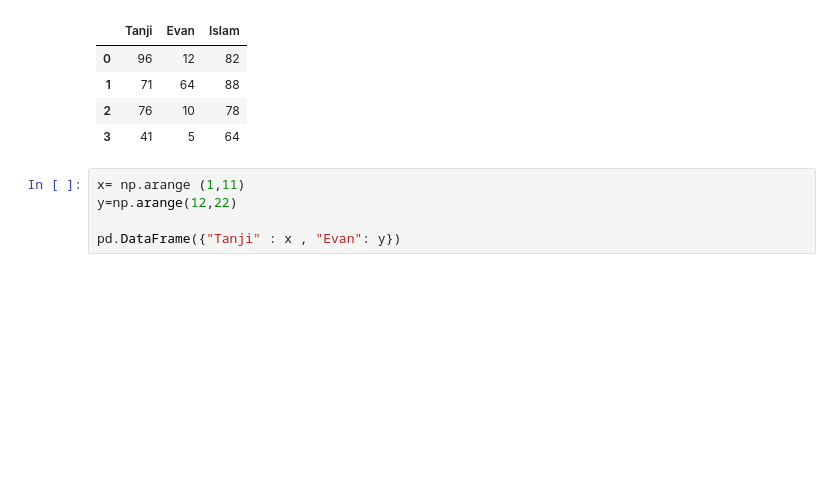
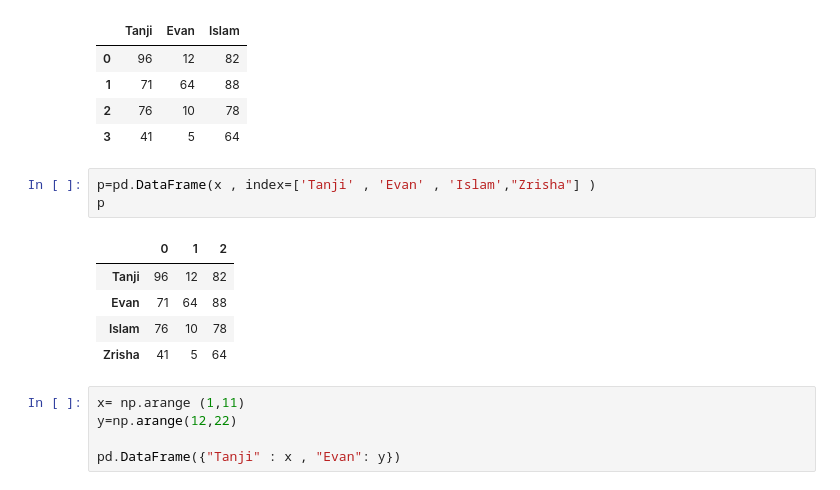
Before and after one commit to TanjiEvan/Python, a Jupyter notebook: Numpy&Pandas/Pandas_Basic.ipynb, the cells around one changed output. Cells and saved outputs as stored; diff of their text form; blank space fills up the shorter version.

```diff
--- a/Numpy&Pandas/Pandas_Basic.ipynb
+++ b/Numpy&Pandas/Pandas_Basic.ipynb
@@ -172,6 +172,15 @@ p
 | 1 | 71 | 64 | 88 |
 | 2 | 76 | 10 | 78 |
 | 3 | 41 | 5 | 64 |
+# %%
+p=pd.DataFrame(x , index=['Tanji' , 'Evan' , 'Islam',"Zrisha"] )
+p
+# %% [output]
+|  | 0 | 1 | 2 |
+| Tanji | 96 | 12 | 82 |
+| Evan | 71 | 64 | 88 |
+| Islam | 76 | 10 | 78 |
+| Zrisha | 41 | 5 | 64 |
 # %%
 x= np.arange (1,11)
 y=np.arange(12,22)
```
